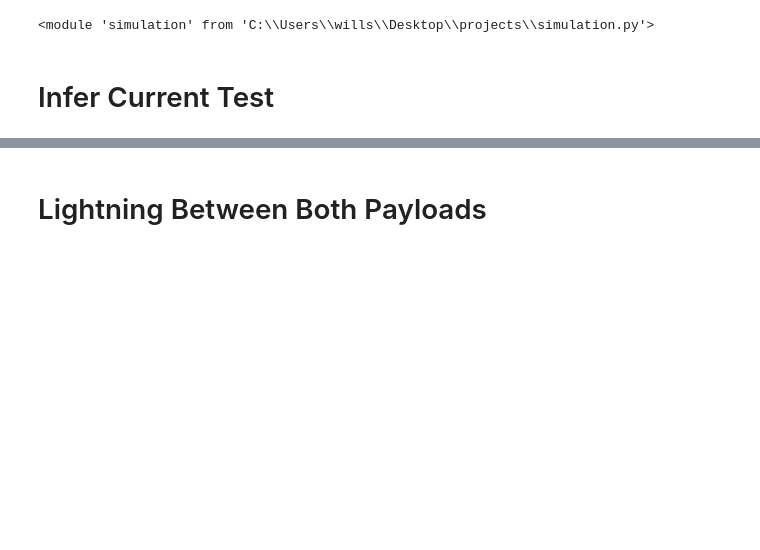
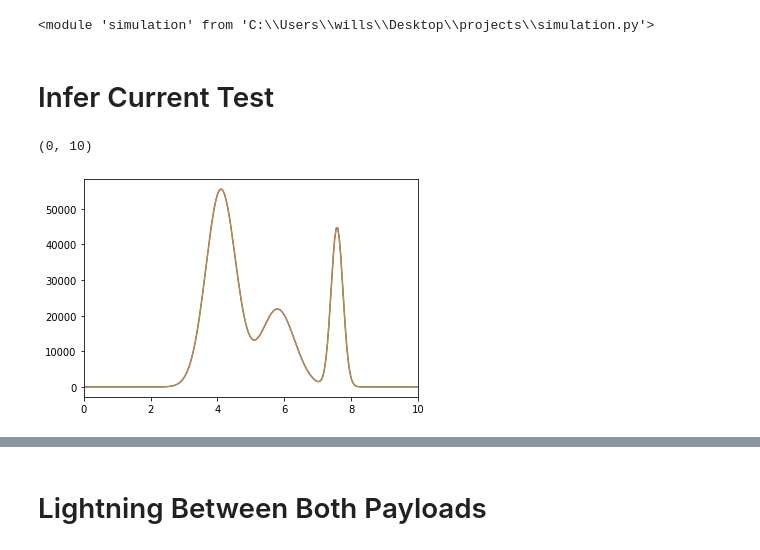
Before and after one commit to willschu4100/SURE2021, a Jupyter notebook: simulation.ipynb, the cells around one changed output, grey strips where cells are left out. Saved outputs shown, nothing was run; the diff lists cells and outputs as text; code cells hidden in the pictures; blank space fills up the shorter version.

```diff
--- a/simulation.ipynb
+++ b/simulation.ipynb
@@ -15,3 +15,40 @@ Populating the interactive namespace from numpy and matplotlib
 <module 'simulation' from 'C:\\Users\\wills\\Desktop\\projects\\simulation.py'>
 # %% [markdown]
 # Infer Current Test
+# %%
+def I(z):
+    #return -1.9e-9*exp(-1.4*(z-5.6)**2) + 2e-9*exp(-2.15*(z-5.7)**2) + -.04e-9*exp(-5*(z-7.5)**2)
+    #return 5e-10*exp(-2.15*(z-5.7)**2)
+    return - 4e-10*exp(-(z-4)**2/.4) + 5e-10*exp(-(z-5.7)**2/.5) - 2e-10*exp(-5*(z-7.5)**2/.3)
+asc_rate = .00444
+z0 = 0
+dz = 1
+payloads = 2
+delay = 300
+startTime = 0
+dt = 10
+LightningTimes =[150] #[1400]
+LightningMag =[-100] #[-50]
+LightningPos =[5.7] #[5.7]
+LightningWidth =[.5] #[.5]
+guessMagLower =-3e-10
+guessWidthLower =.3
+guessLocLower = 3
+guessMagMid = 3e-10
+guessWidthMid = .3
+guessLocMid = 5
+guessMagHigh = -1e-10
+guessWidthHigh = .3
+guessLocHigh = 6.5
+a, b, c, d, e = sim.RunSimulation(asc_rate, z0, dz, payloads, delay, startTime, dt, I, LightningTimes, LightningMag, LightningPos, LightningWidth)
+LightningTimes =[150]
+LightningMag =[-100]
+LightningPos =[5.7]
+LightningWidth =[.5]
+sim.CurveFit(a, b, delay, asc_rate, z0, dz, payloads, startTime, dt, LightningTimes, LightningMag,LightningPos,LightningWidth, guessMagLower, guessWidthLower, guessLocLower, guessMagMid, guessWidthMid, guessLocMid, guessMagHigh, guessWidthHigh, guessLocHigh)
+#xlim(0,10)
+plt.plot(b[0], a[0], linewidth = 1)
+xlim(0, 10)
+# %% [output]
+(0, 10)
+[figure, added]
```
Also changed, not shown: parts of 5 cells of this notebook, 1 other file.
